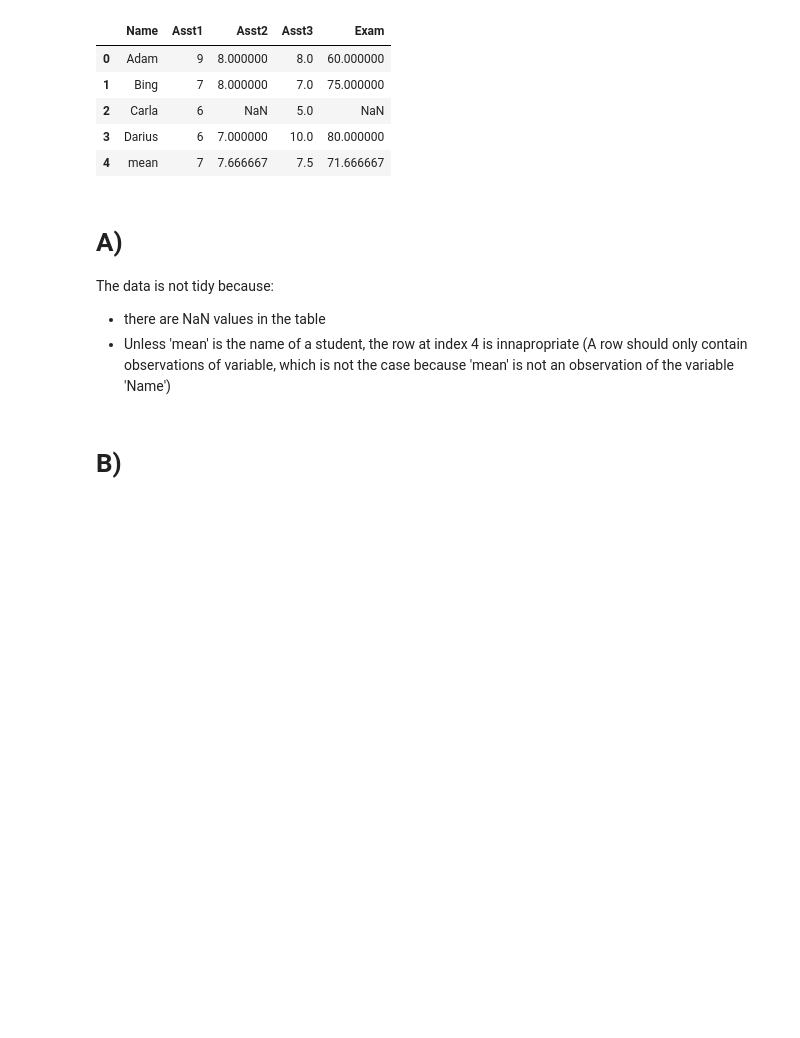
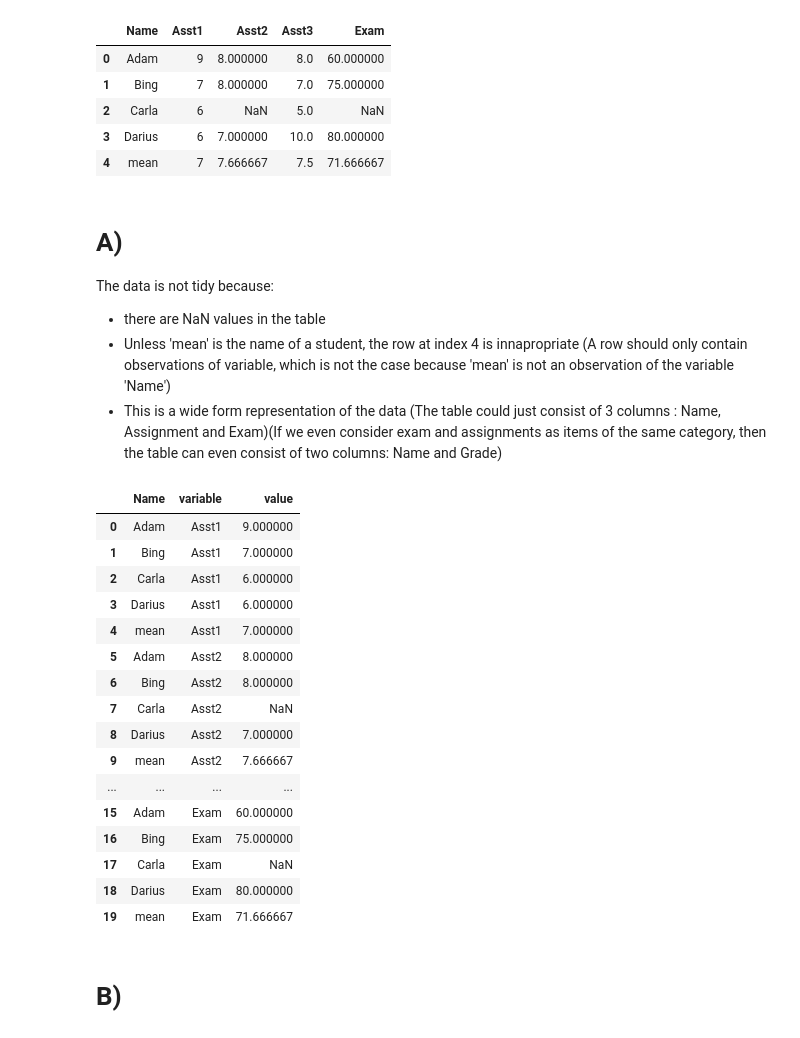
Before and after one commit to Mershab99/SDS3386-A2, a Jupyter notebook: SDS3386_A2_Offia_Issadien_Lapointe.ipynb, the cells around one changed output. Cells and saved outputs as stored; diff of their text form; code cells hidden in the pictures; blank space fills up the shorter version.

```diff
--- a/SDS3386_A2_Offia.ipynb
+++ b/SDS3386_A2_Offia_Issadien_Lapointe.ipynb
@@ -105,6 +105,30 @@ grades
 The data is not tidy because:
 - there are NaN values in the table
 - Unless 'mean' is the name of a student, the row at index 4 is innapropriate (A row should only contain observations of variable, which is not the case because 'mean' is not an observation of the variable 'Name')
+- This is a wide form representation of the data (The table could just consist of 3 columns : Name, Assignment and Exam)(If we even consider exam and assignments as items of the same category, then the table can even consist of two columns: Name and Grade)
+# %%
+#Here is a long version of the table
+long_grades = grades.copy()
+
+pd.melt(long_grades, id_vars=['Name'])
+# %% [output]
+|  | Name | variable | value |
+| 0 | Adam | Asst1 | 9.000000 |
+| 1 | Bing | Asst1 | 7.000000 |
+| 2 | Carla | Asst1 | 6.000000 |
+| 3 | Darius | Asst1 | 6.000000 |
+| 4 | mean | Asst1 | 7.000000 |
+| 5 | Adam | Asst2 | 8.000000 |
+| 6 | Bing | Asst2 | 8.000000 |
+| 7 | Carla | Asst2 | NaN |
+| 8 | Darius | Asst2 | 7.000000 |
+| 9 | mean | Asst2 | 7.666667 |
+| ... | ... | ... | ... |
+| 15 | Adam | Exam | 60.000000 |
+| 16 | Bing | Exam | 75.000000 |
+| 17 | Carla | Exam | NaN |
+| 18 | Darius | Exam | 80.000000 |
+| 19 | mean | Exam | 71.666667 |
 # %% [markdown]
 # B)
 # %%
```
Also changed, not shown: parts of 2 cells of this notebook, 1 other file.
